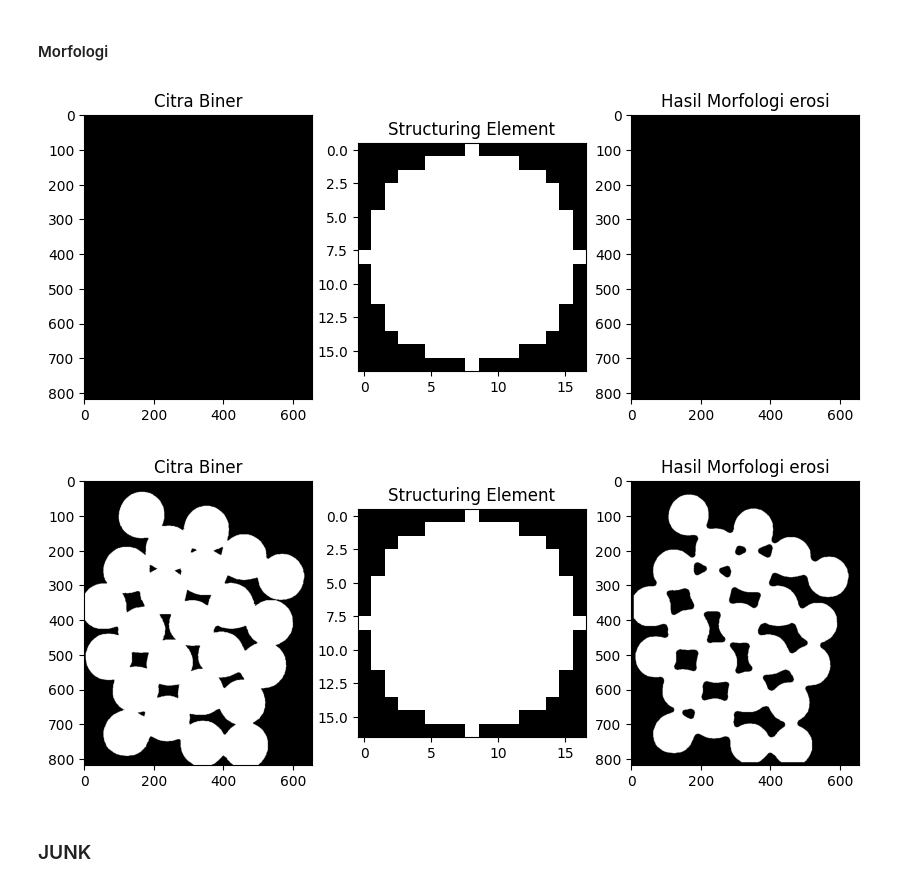
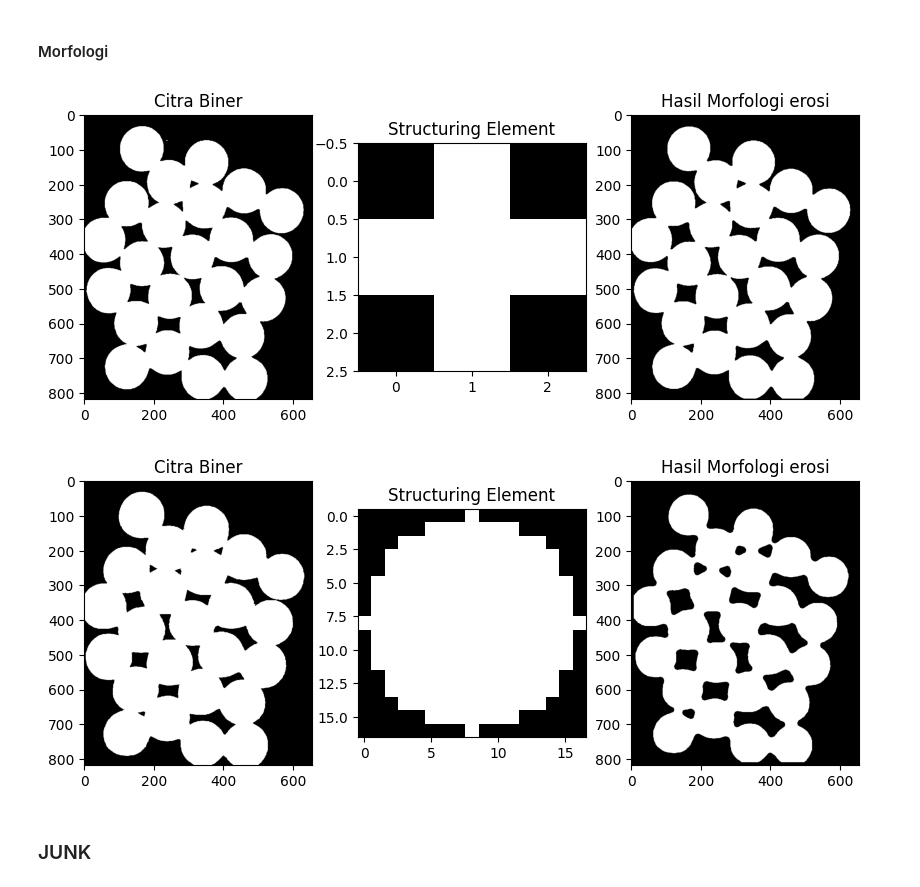
Before and after one commit to sapto-nugroho/PCD, a Jupyter notebook: PCD_Assignment03/PCD_Assignment03.ipynb, the cells around one changed output. Saved outputs shown, nothing was run; the diff lists cells and outputs as text; code cells hidden in the pictures.

```diff
--- a/PCD_Assignment03/PCD_Assignment03.ipynb
+++ b/PCD_Assignment03/PCD_Assignment03.ipynb
@@ -220,6 +220,8 @@ def otsu(input):
       else:
         output[i,j] = 0
 
+  output = output.astype(np.uint8)
+
   return output
 
 output = otsu(img)
@@ -436,7 +439,7 @@ def buat_kernel(tipe: str = "square", ukuran: int = 3):
 
 def morfologi(input, tipe_kernel, ukuran_kernel=3, operasi=""):
 
-  binary = (input > 128).astype(np.uint8)
+  binary = (input > 0).astype(np.uint8)
 
   kernel = buat_kernel(tipe_kernel, ukuran_kernel)
   kh, kw = kernel.shape
@@ -613,10 +611,10 @@ print(output_inv)
 # %% [markdown]
 #### Morfologi
 # %%
-output_erosi1, kernel = morfologi(output_inv,"circle",17,"erosi")
+output_erosi1, kernel = morfologi(output_inv,"circle",3,"erosi")
 output_erosi2, kernel = morfologi(output_RG,"circle",17,"erosi")
 # %% [output]
-[figure, old version]
+[figure, new version]
 [figure]
 # %% [markdown]
 ### JUNK
```
Also changed, not shown: parts of 4 cells of this notebook.
